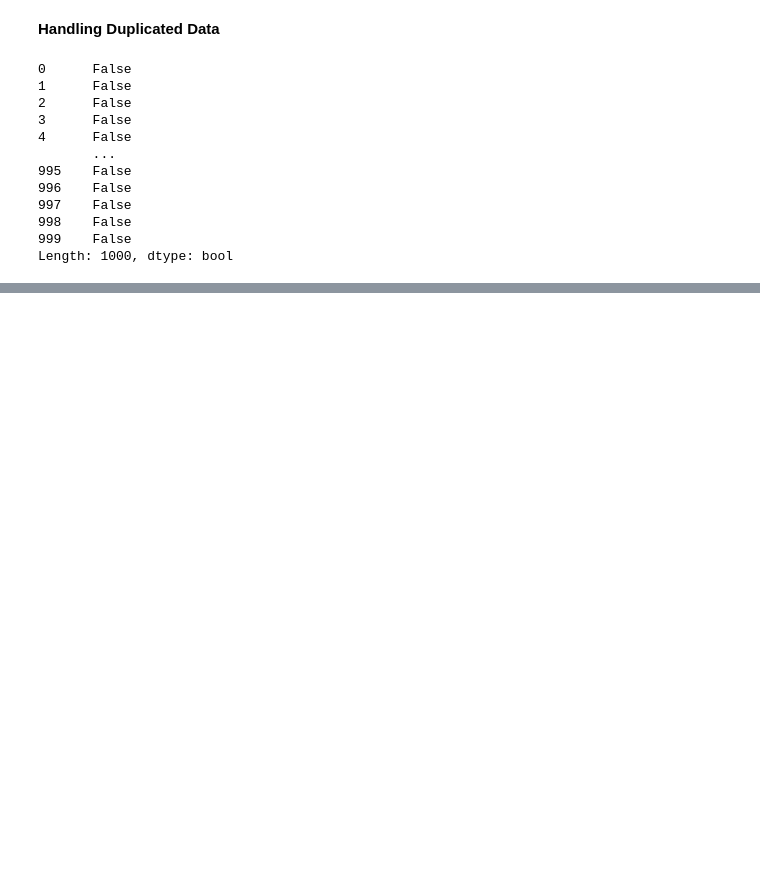
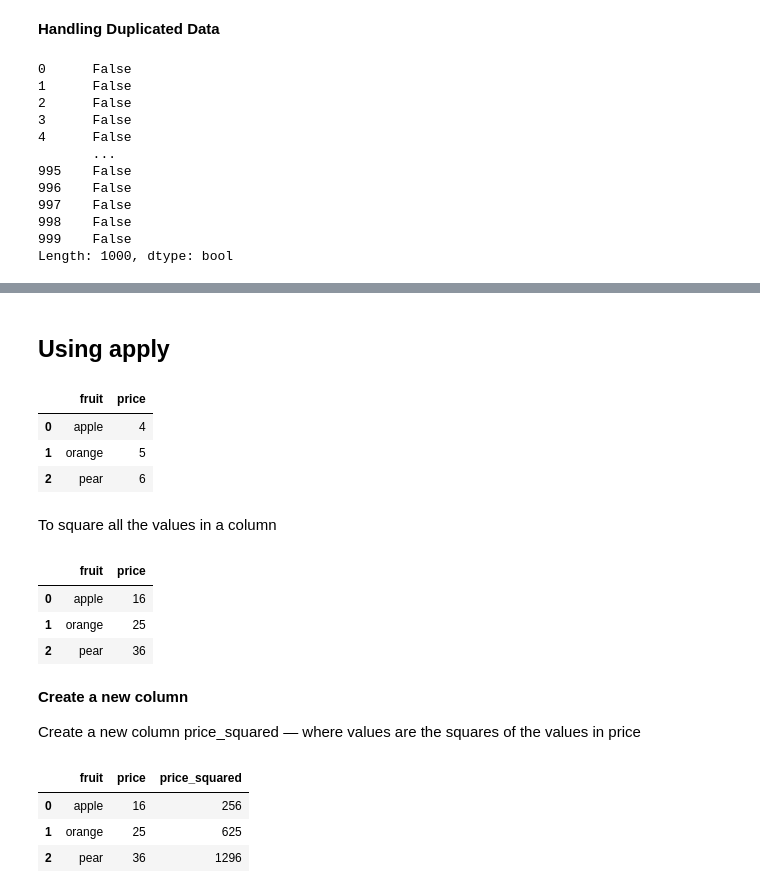
Before and after one commit to cagBRT/Intro-to-Pandas, a Jupyter notebook: Pandas_Commands.ipynb, the cells around one changed output, grey strips where cells are left out. Drawn from its saved outputs; the diff is of its cells as text; code cells hidden in the pictures; blank space fills up the shorter version.

```diff
--- a/Pandas_Commands.ipynb
+++ b/Pandas_Commands.ipynb
@@ -210 +209,38 @@ data.drop_duplicates(keep = "first")
 1000 rows × 6 columns
+# %% [markdown]
+## Using apply
+# %%
+df = pd.DataFrame([
+    ['apple', 4],
+    ['orange', 5],
+    ['pear', 6]
+], columns=['fruit', 'price'])
+
+df
+# %% [output]
+|  | fruit | price |
+| 0 | apple | 4 |
+| 1 | orange | 5 |
+| 2 | pear | 6 |
+# %% [markdown]
+To square all the values in a column
+# %%
+df['price'] = df['price'].apply(lambda x:x**2)
+df
+# %% [output]
+|  | fruit | price |
+| 0 | apple | 16 |
+| 1 | orange | 25 |
+| 2 | pear | 36 |
+# %% [markdown]
+**Create a new column**<br>
+
+Create a new column price_squared — where values are the squares of the values in price
+# %%
+df['price_squared'] = df['price'] ** 2
+df
+# %% [output]
+|  | fruit | price | price_squared |
+| 0 | apple | 16 | 256 |
+| 1 | orange | 25 | 625 |
+| 2 | pear | 36 | 1296 |
```
Also changed, not shown: parts of 19 cells of this notebook.
